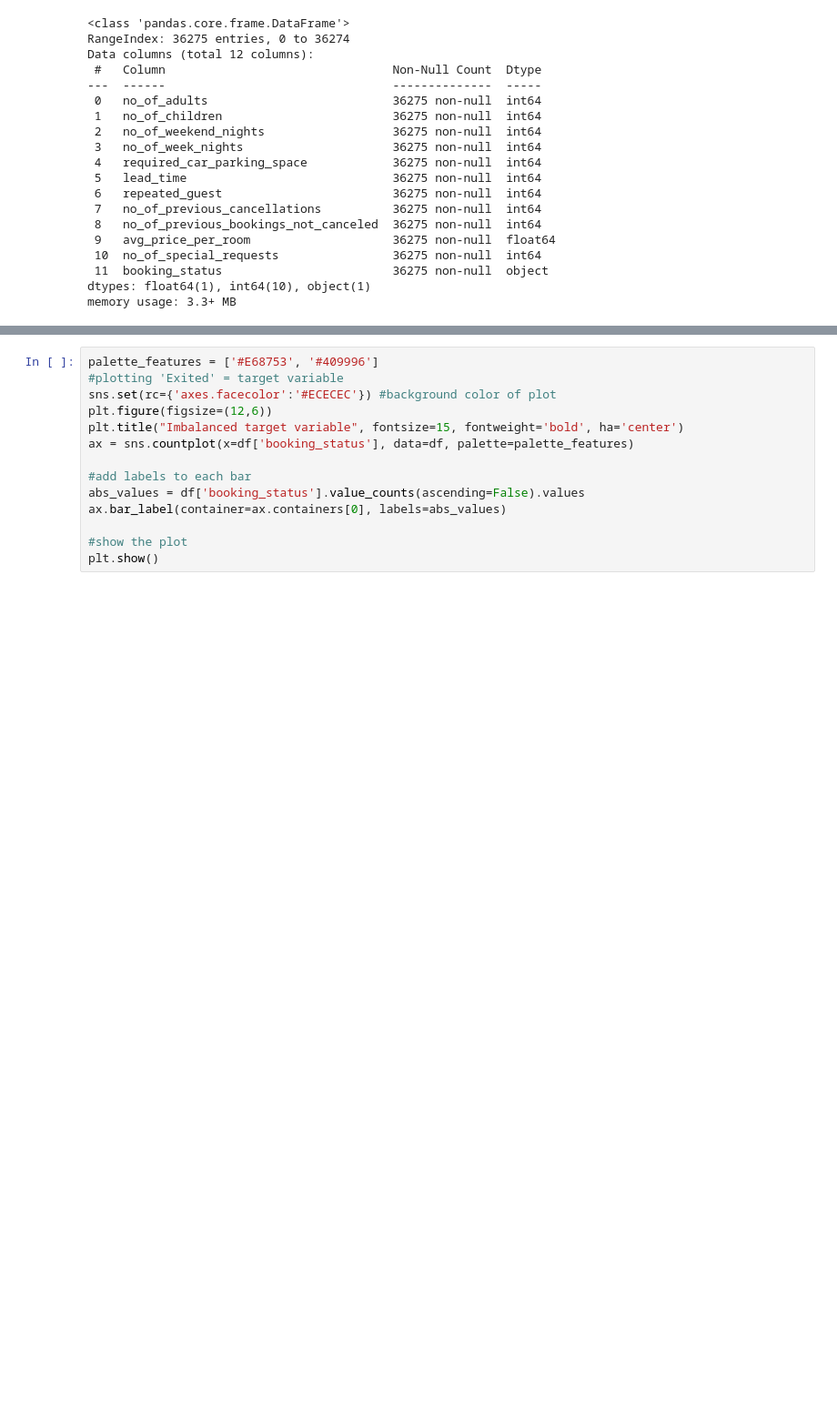
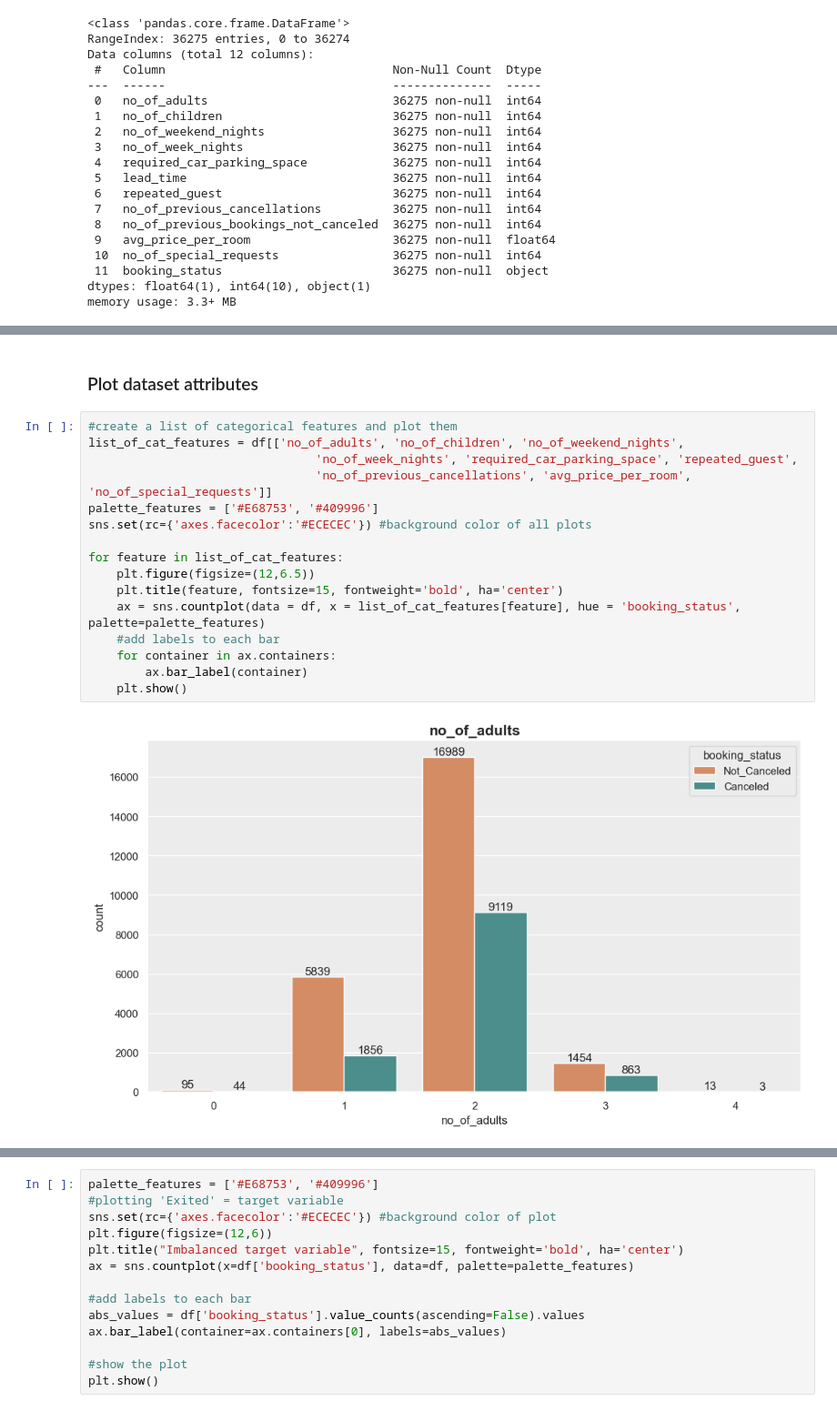
Before and after one commit to phapzip1/fastapi-izlp, a Jupyter notebook: model/models.ipynb, the cells around one changed output, grey strips where cells are left out. Shown at 91% size. Drawn from its saved outputs; the diff is of its cells as text; blank space fills up the shorter version.

```diff
--- a/model/models.ipynb
+++ b/model/models.ipynb
@@ -70,0 +146,20 @@ memory usage: 3.3+ MB
+# %% [markdown]
+### Plot dataset attributes
+# %%
+#create a list of categorical features and plot them
+list_of_cat_features = df[['no_of_adults', 'no_of_children', 'no_of_weekend_nights',
+                                'no_of_week_nights', 'required_car_parking_space', 'repeated_guest',
+                                'no_of_previous_cancellations', 'avg_price_per_room', 'no_of_special_requests']]
+palette_features = ['#E68753', '#409996']
+sns.set(rc={'axes.facecolor':'#ECECEC'}) #background color of all plots
+
+for feature in list_of_cat_features:
+    plt.figure(figsize=(12,6.5))
+    plt.title(feature, fontsize=15, fontweight='bold', ha='center')
+    ax = sns.countplot(data = df, x = list_of_cat_features[feature], hue = 'booking_status', palette=palette_features)
+    #add labels to each bar
+    for container in ax.containers:
+        ax.bar_label(container)
+    plt.show()
+# %% [output]
+[figure, added]
```
Also changed, not shown: parts of 53 cells of this notebook, 1 other file.
